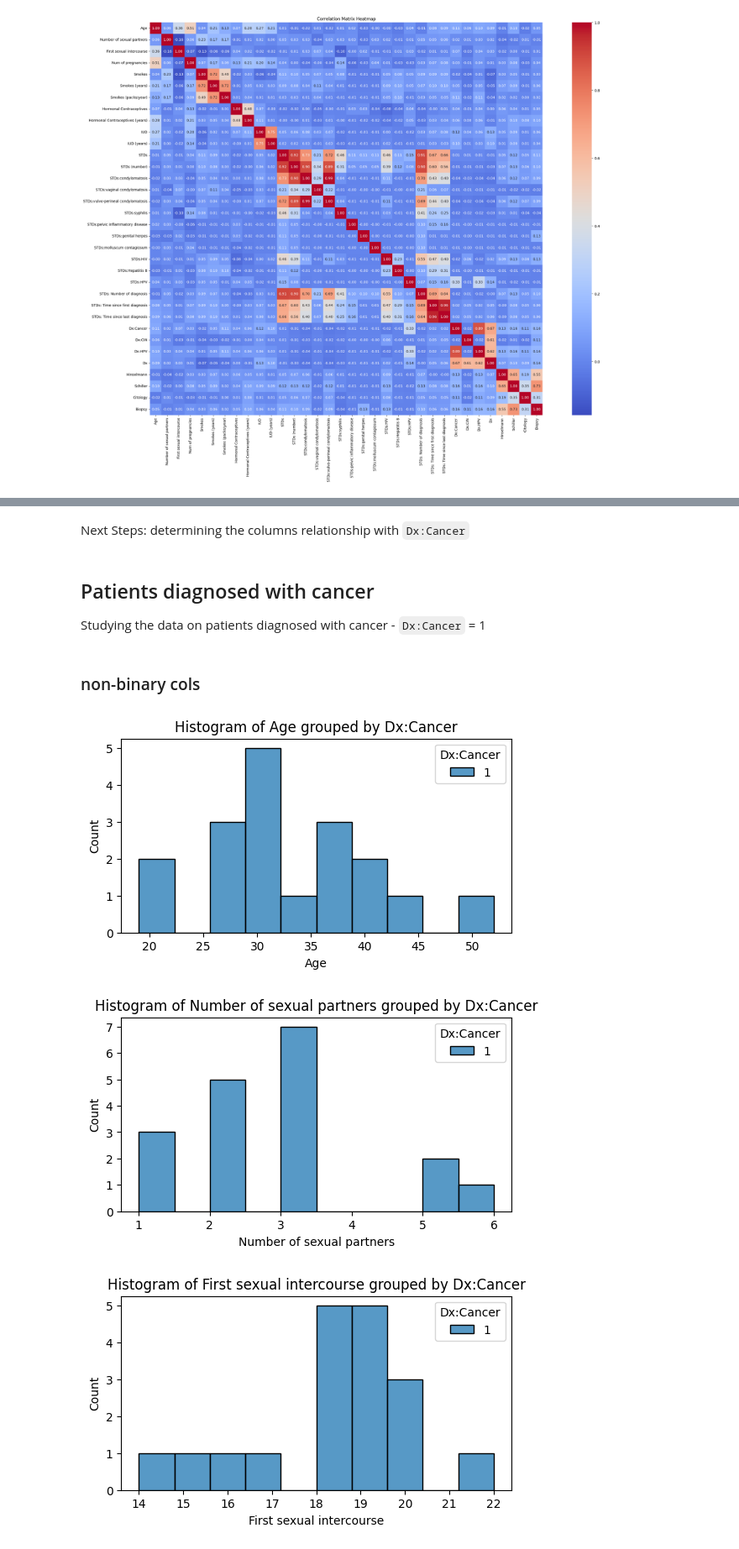
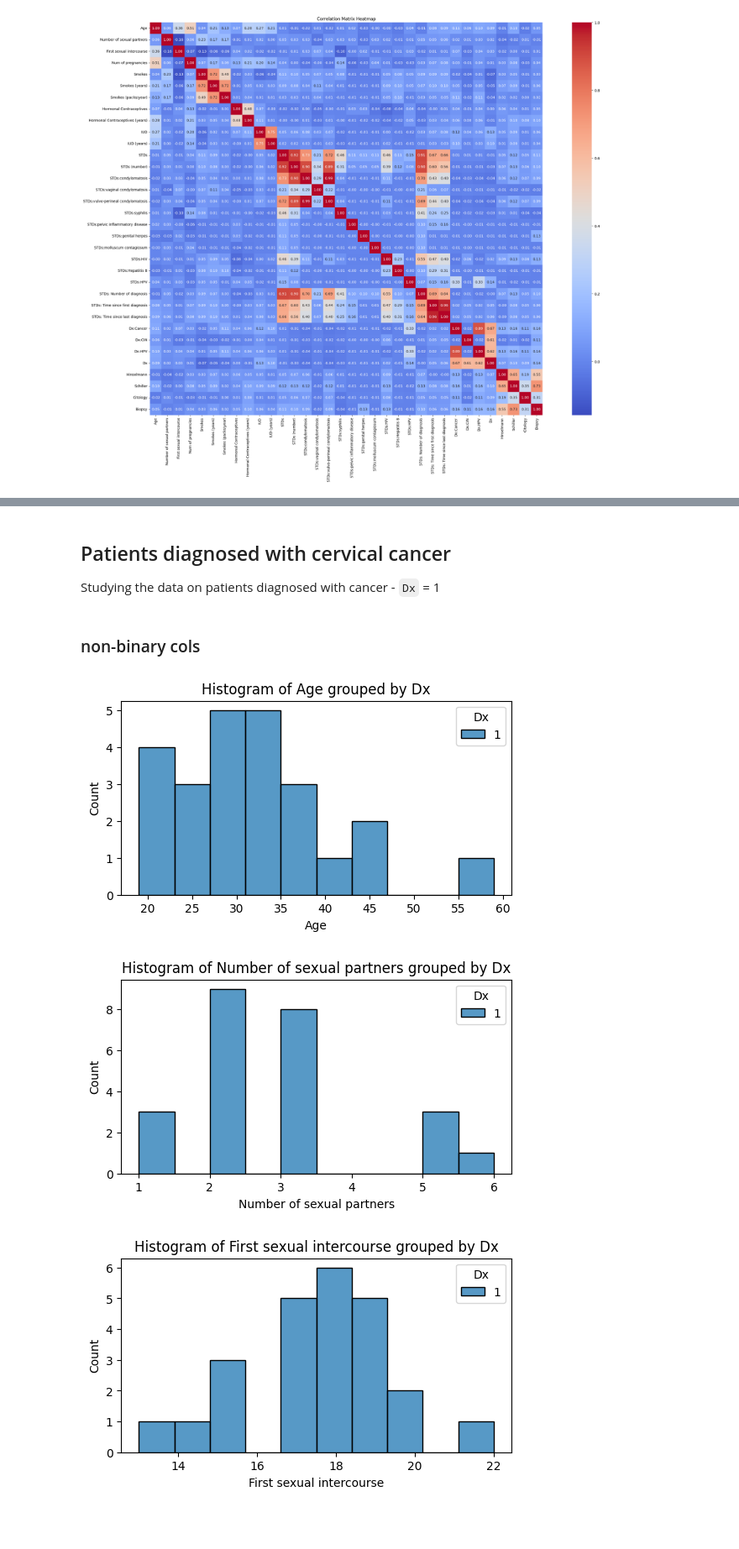
Before and after one commit to chelyn2008/Cervical-Cancer-bioh8ckers, a Jupyter notebook: data_prep_visualisation.ipynb, the cells around one changed output, grey strips where cells are left out. Shown at 84% size. Drawn from its saved outputs; the diff is of its cells as text; code cells hidden in the pictures; blank space fills up the shorter version.

```diff
--- a/data_prep_visualisation.ipynb
+++ b/data_prep_visualisation.ipynb
@@ -194,26 +213,24 @@ Meaning of the columns
 `Hinselmann`, `Schiller` - tests taken specifically on the cervix
 
 `Citology`, `Biopsy` - tests taken generally to test for cancerous cells
-# %% [markdown]
-Next Steps: determining the columns relationship with `Dx:Cancer`
 # %% [markdown]
-## Patients diagnosed with cancer
-Studying the data on patients diagnosed with cancer - `Dx:Cancer` = 1
+## Patients diagnosed with cervical cancer
+Studying the data on patients diagnosed with cancer - `Dx` = 1
 # %%
-pwc_data = cc_data[cc_data["Dx:Cancer"] == 1]
+pwc_data = cc_data[cc_data["Dx"] == 1]
 # %% [markdown]
 ### non-binary cols
 # %%
 # plotting histogram to determine data distribution (num_cols and duration_cols)
-target = "Dx:Cancer"
+target = "Dx"
 cols_to_plot = num_cols + duration_cols
 
 for col in cols_to_plot:
     plt.figure(figsize=(6, 3))
     sns.histplot(data=pwc_data, x=col, hue=target, bins=10, kde=False, multiple="dodge")
     plt.title(f"Histogram of {col} grouped by {target}")
     plt.show()
 # %% [output]
-[figure, old version]
+[figure, new version]
-[figure, old version]
+[figure, new version]
-[figure, old version]
+[figure, new version]
```
Also changed, not shown: parts of 16 cells of this notebook.
